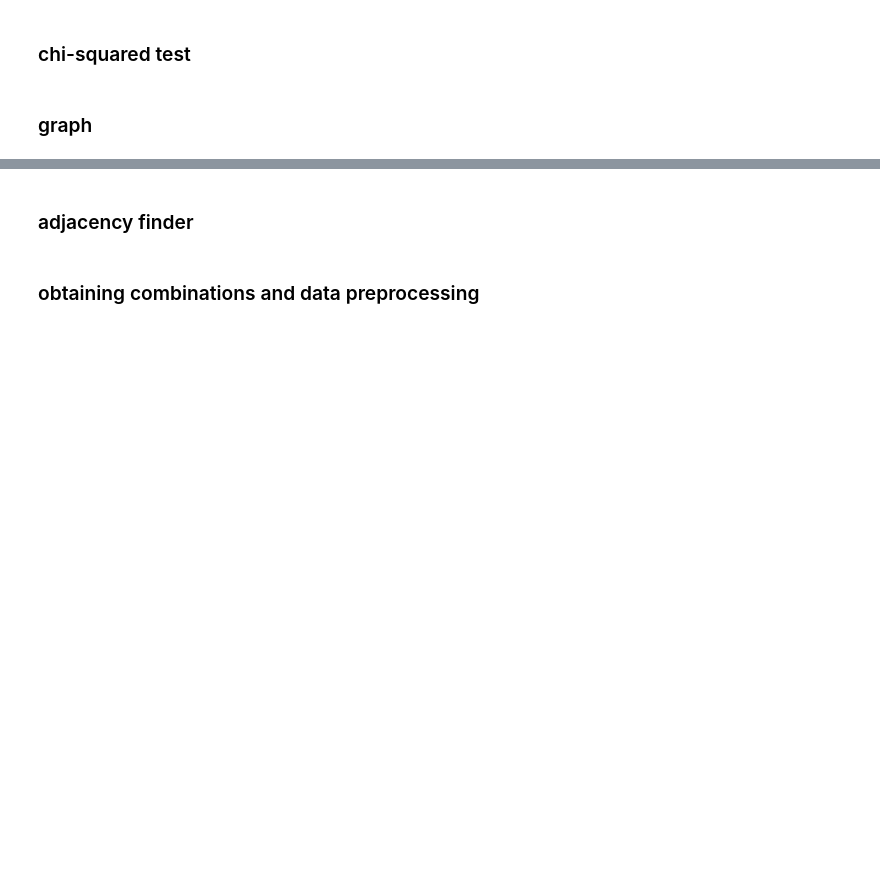
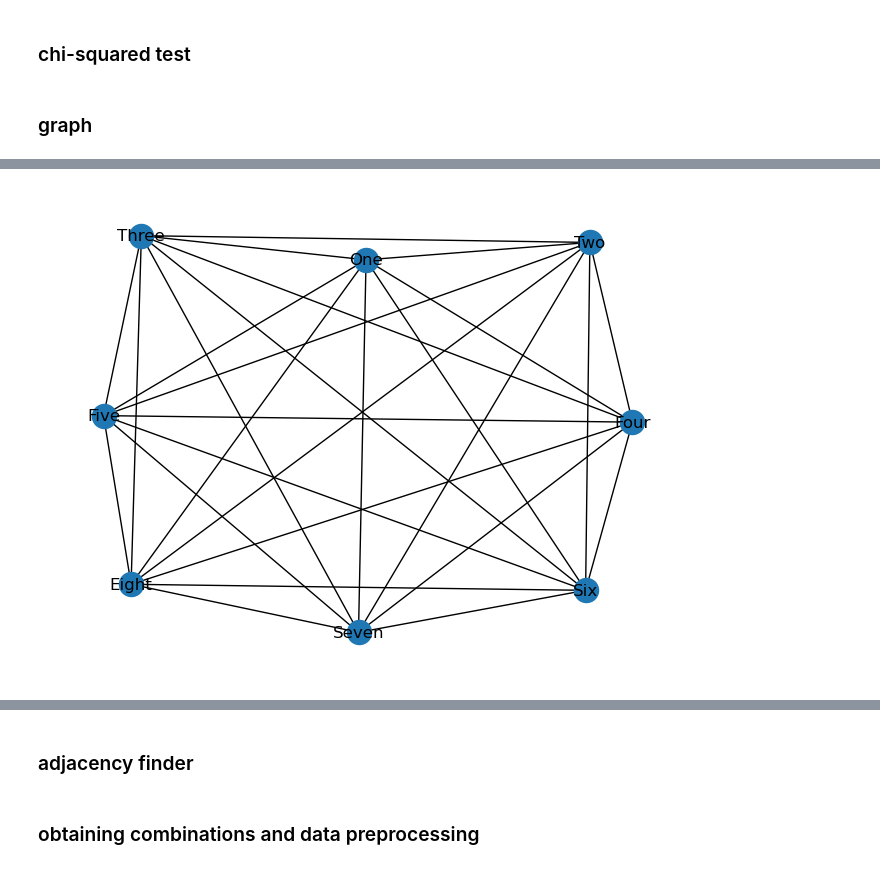
Before and after one commit to Elicit3495/ML_FYP, a Jupyter notebook: conditional.ipynb, the cells around one changed output, grey strips where cells are left out. Cells and saved outputs as stored; diff of their text form; code cells hidden in the pictures; blank space fills up the shorter version.

```diff
--- a/conditional.ipynb
+++ b/conditional.ipynb
@@ -67,3 +92,7 @@ def Graph(df):
+# %%
+nx.draw(g_asia, with_labels=True)
+# %% [output]
+[figure, added]
 # %%
 def PC_0(df, rho, G):
     '''
```
Also changed, not shown: parts of 9 cells of this notebook, 7 other files.
